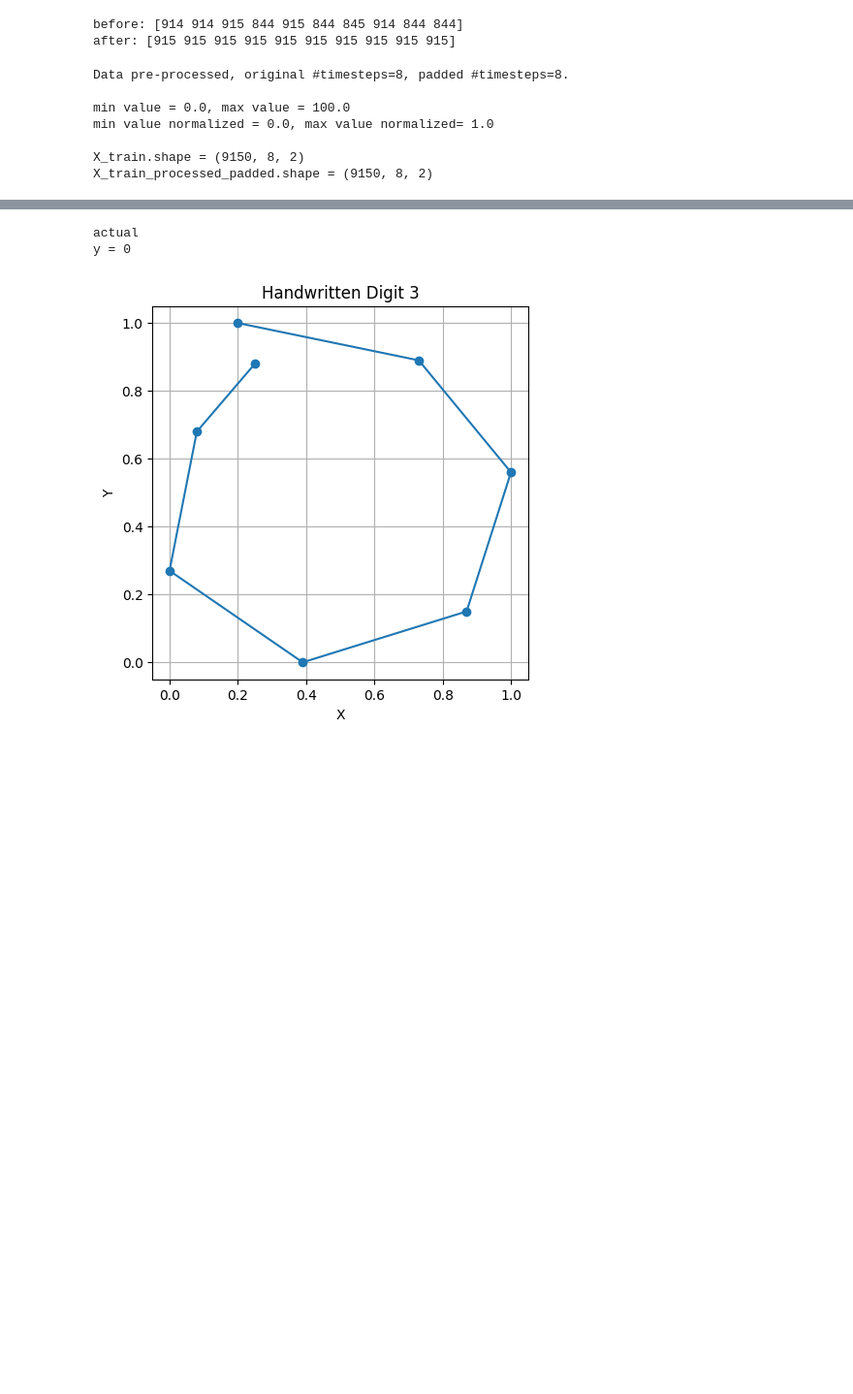
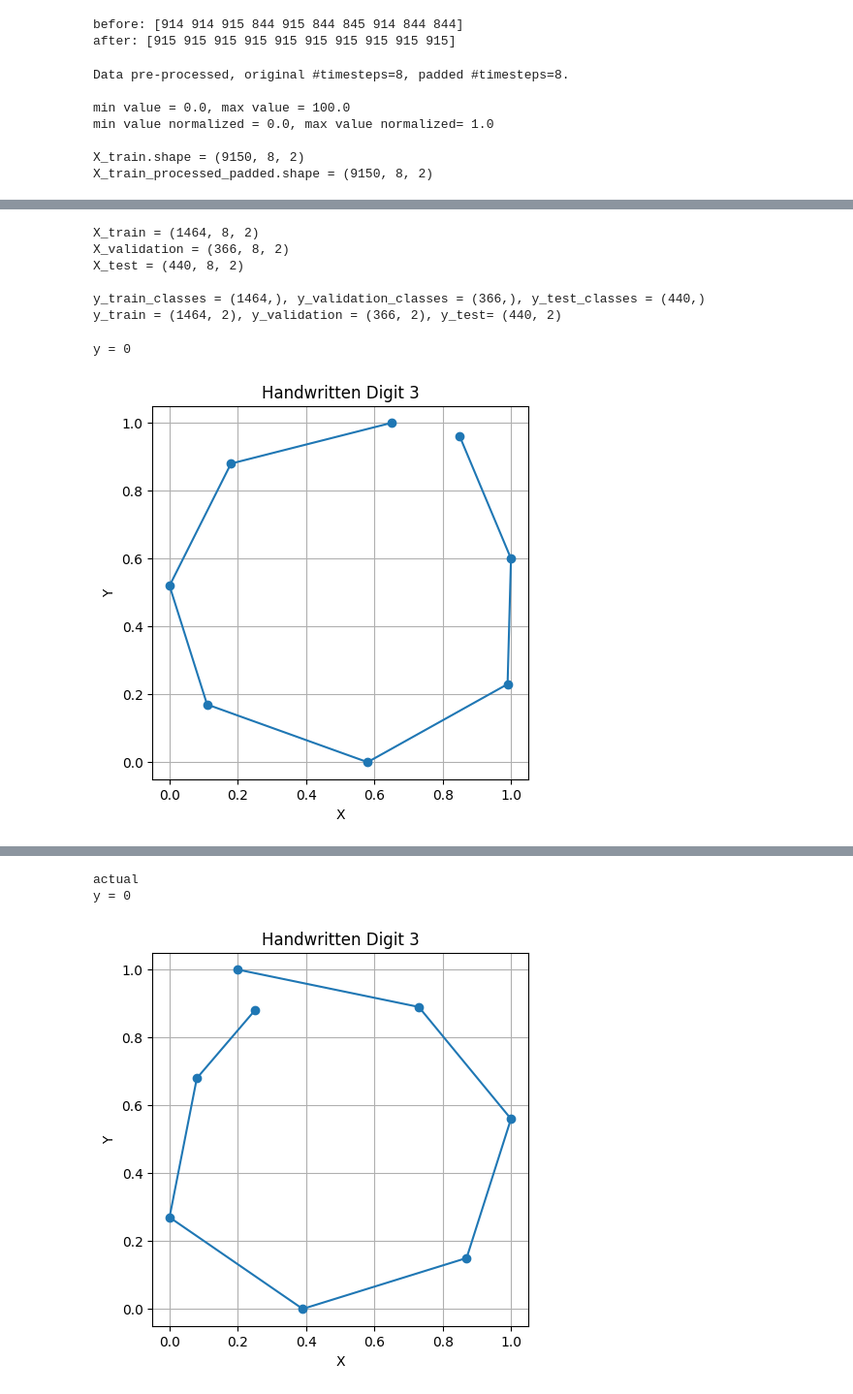
Before and after one commit to stellagerantoni/LatentCfMultivariate, a Jupyter notebook: multivariate_pendigits.ipynb, the cells around one changed output, grey strips where cells are left out. Shown at 97% size. Saved outputs shown, nothing was run; the diff lists cells and outputs as text; code cells hidden in the pictures; blank space fills up the shorter version.

```diff
--- a/multivariate_pendigits.ipynb
+++ b/multivariate_pendigits.ipynb
@@ -236,3 +169,31 @@ y = [1. 0.]
+# %%
+print(f'X_train = {X_train.shape}')
+print(f'X_validation = {X_validation.shape}')
+print(f'X_test = {X_test.shape}')
+
+y_train_classes = y_train
+y_validation_classes = y_validation
+y_test_classes = y_test
+
+from tensorflow.keras.utils import to_categorical
+y_train = to_categorical(y_train, len(np.unique(y_train)))
+y_validation = to_categorical(y_validation, len(np.unique(y_validation)))
+y_test = to_categorical(y_test, len(np.unique(y_test)))
+
+print(f'\ny_train_classes = {y_train_classes.shape}, y_validation_classes = {y_validation_classes.shape}, y_test_classes = {y_test_classes.shape}')
+print(f'y_train = {y_train.shape}, y_validation = {y_validation.shape}, y_test= {y_test.shape}')
+# %% [output]
+X_train = (1464, 8, 2)
+X_validation = (366, 8, 2)
+X_test = (440, 8, 2)
+
+y_train_classes = (1464,), y_validation_classes = (366,), y_test_classes = (440,)
+y_train = (1464, 2), y_validation = (366, 2), y_test= (440, 2)
+# %%
+visualise_digit(X_train,y_train_classes,100)
+# %% [output]
+y = 0
+[figure, added]
 # %%
 
 
```
Also changed, not shown: parts of 13 cells of this notebook.
